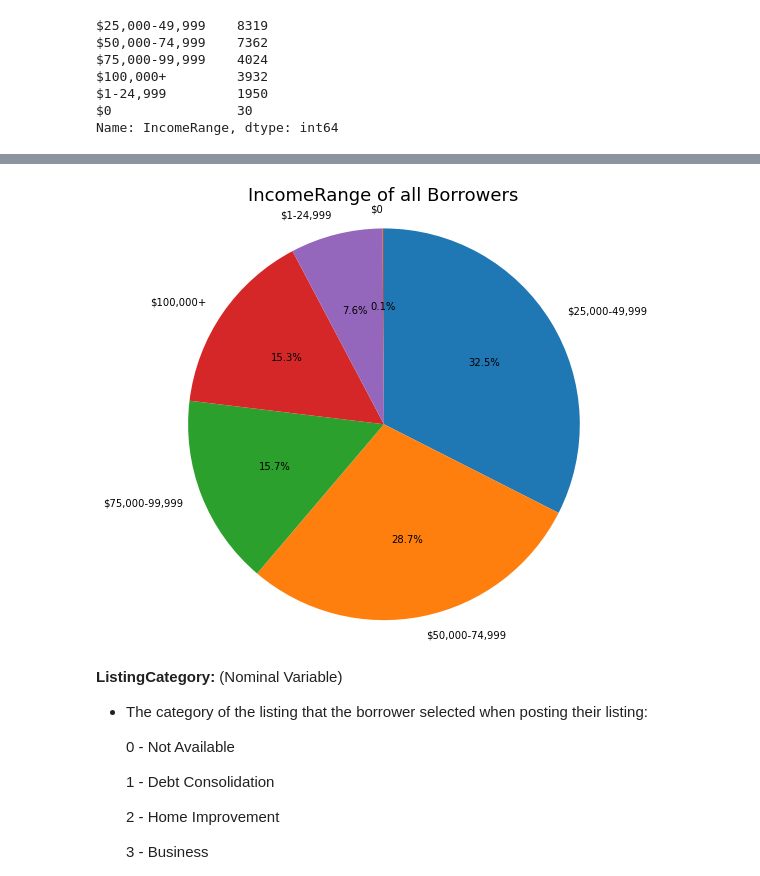
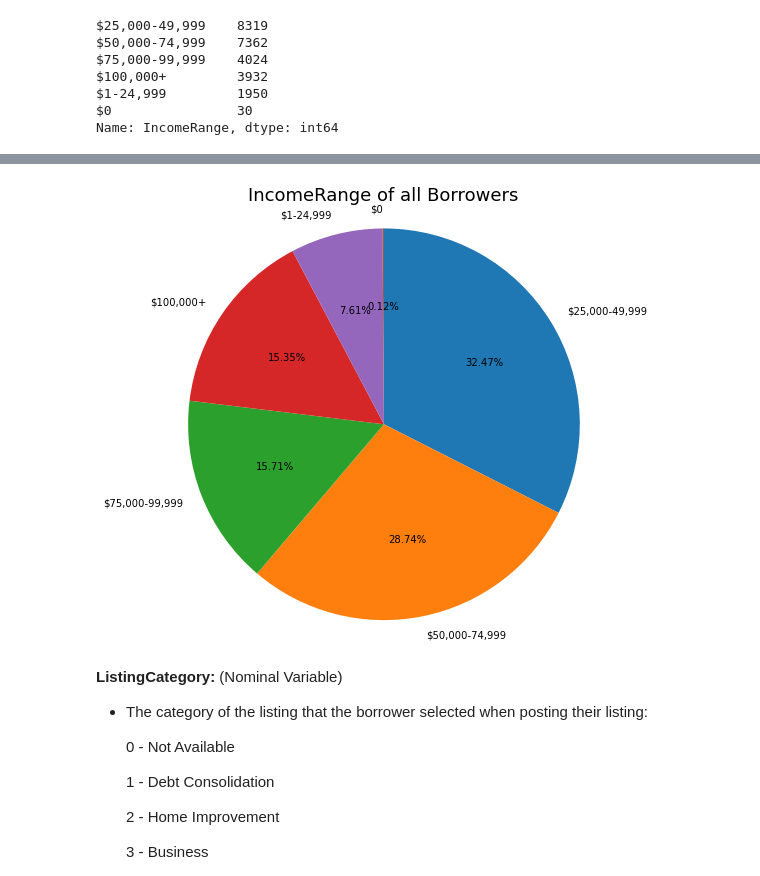
Before and after one commit to Manny-97/Udacity-Data-Analyst, a Jupyter notebook: data visualization/Exploratory_visualization-checkpoint.ipynb, the cells around one changed output, grey strips where cells are left out. Cells and saved outputs as stored; diff of their text form; code cells hidden in the pictures.

```diff
--- a/data visualization/Exploratory_visualization-checkpoint.ipynb
+++ b/data visualization/Exploratory_visualization-checkpoint.ipynb
@@ -420,11 +437,11 @@ plt.title('Borrower Income Range Distribution');
 # %%
 sorted_counts = loan_df['IncomeRange'].value_counts()
 plt.pie(sorted_counts, labels = sorted_counts.index, startangle = 90,
-        counterclock = False, autopct   = '%.1f%%')
+        counterclock = False, autopct   = '%.2f%%')
 plt.title("IncomeRange of all Borrowers", fontsize=18)
 plt.axis('square');
 # %% [output]
-[figure, old version]
+[figure, new version]
 # %% [markdown]
 **ListingCategory:** (Nominal Variable)
 
```
Also changed, not shown: parts of 54 cells of this notebook, 2 other files.
